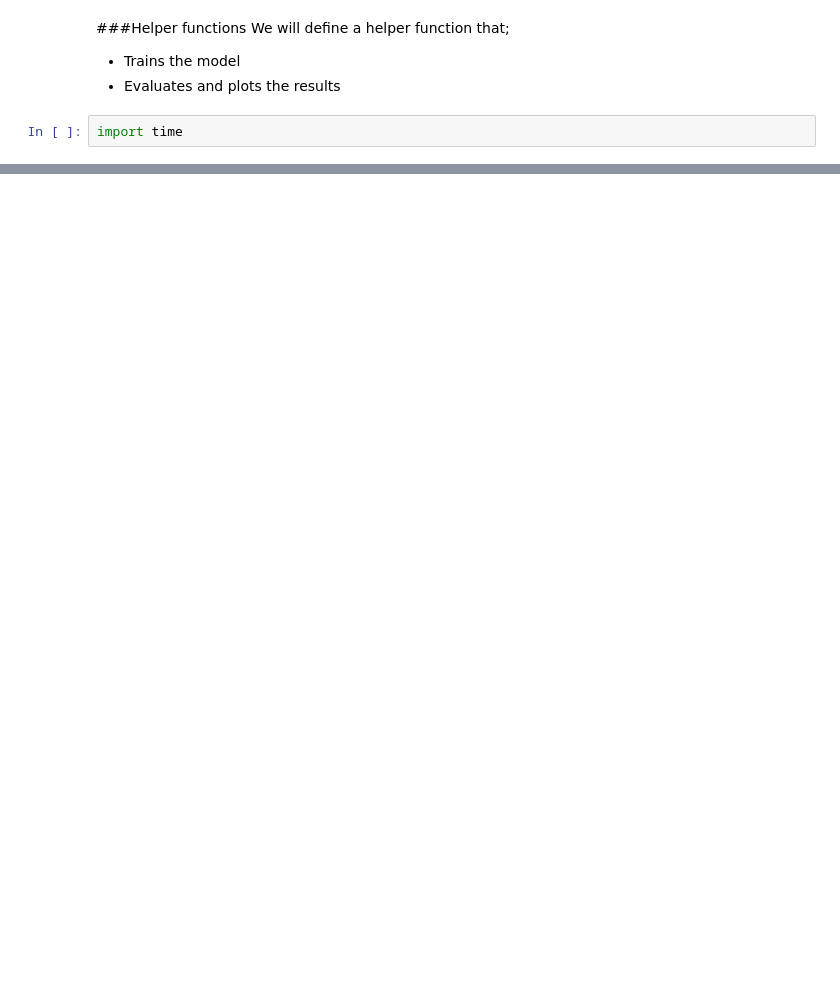
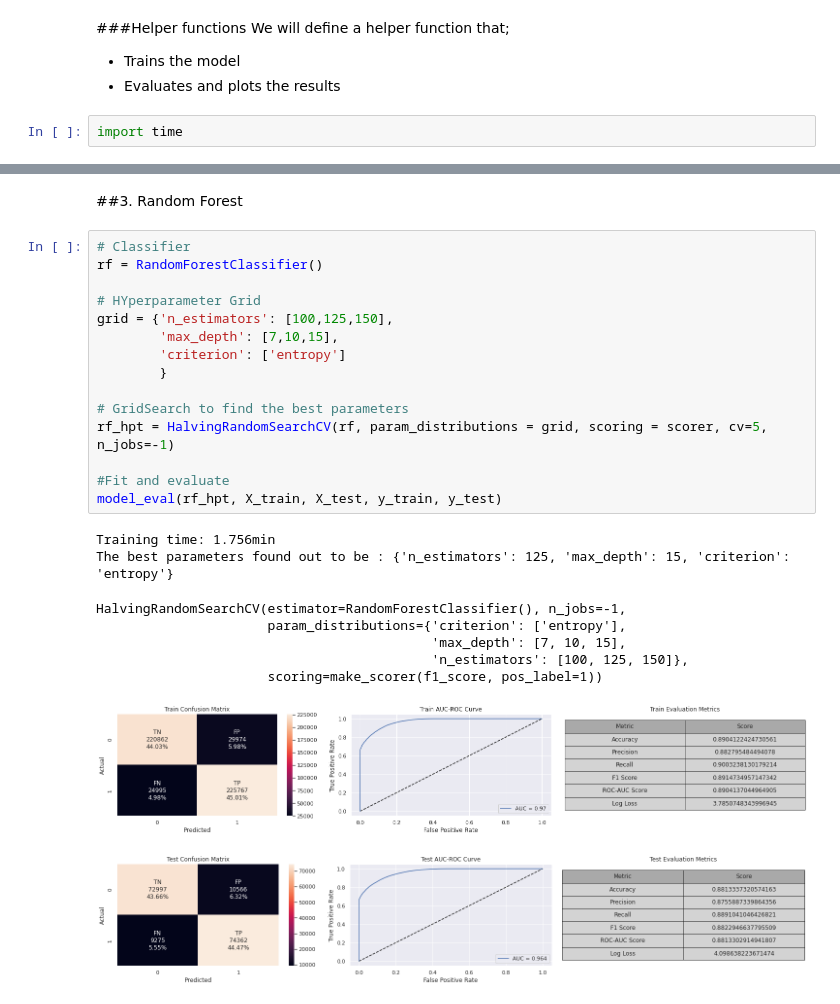
Before and after one commit to shadabsgit/ML-Classification-Capstone-Project, a Jupyter notebook: HEALTH_INSURANCE_CROSS_SELL_PREDICTION.ipynb, the cells around one changed output, grey strips where cells are left out. Drawn from its saved outputs; the diff is of its cells as text; blank space fills up the shorter version.

```diff
--- a/HEALTH_INSURANCE_CROSS_SELL_PREDICTION.ipynb
+++ b/HEALTH_INSURANCE_CROSS_SELL_PREDICTION.ipynb
@@ -604,0 +787,27 @@ def model_eval(model, X_train, X_test, y_train, y_test):
+# %% [markdown]
+##3. Random Forest
+# %%
+# Classifier
+rf = RandomForestClassifier()
+
+# HYperparameter Grid
+grid = {'n_estimators': [100,125,150],
+        'max_depth': [7,10,15],
+        'criterion': ['entropy']
+        }
+
+# GridSearch to find the best parameters
+rf_hpt = HalvingRandomSearchCV(rf, param_distributions = grid, scoring = scorer, cv=5, n_jobs=-1)
+
+#Fit and evaluate
+model_eval(rf_hpt, X_train, X_test, y_train, y_test)
+# %% [output]
+Training time: 1.756min
+The best parameters found out to be : {'n_estimators': 125, 'max_depth': 15, 'criterion': 'entropy'}
+HalvingRandomSearchCV(estimator=RandomForestClassifier(), n_jobs=-1,
+                      param_distributions={'criterion': ['entropy'],
+                                           'max_depth': [7, 10, 15],
+                                           'n_estimators': [100, 125, 150]},
+                      scoring=make_scorer(f1_score, pos_label=1))
+[figure, added]
+[figure, added]
```
Also changed, not shown: parts of 23 cells of this notebook.
